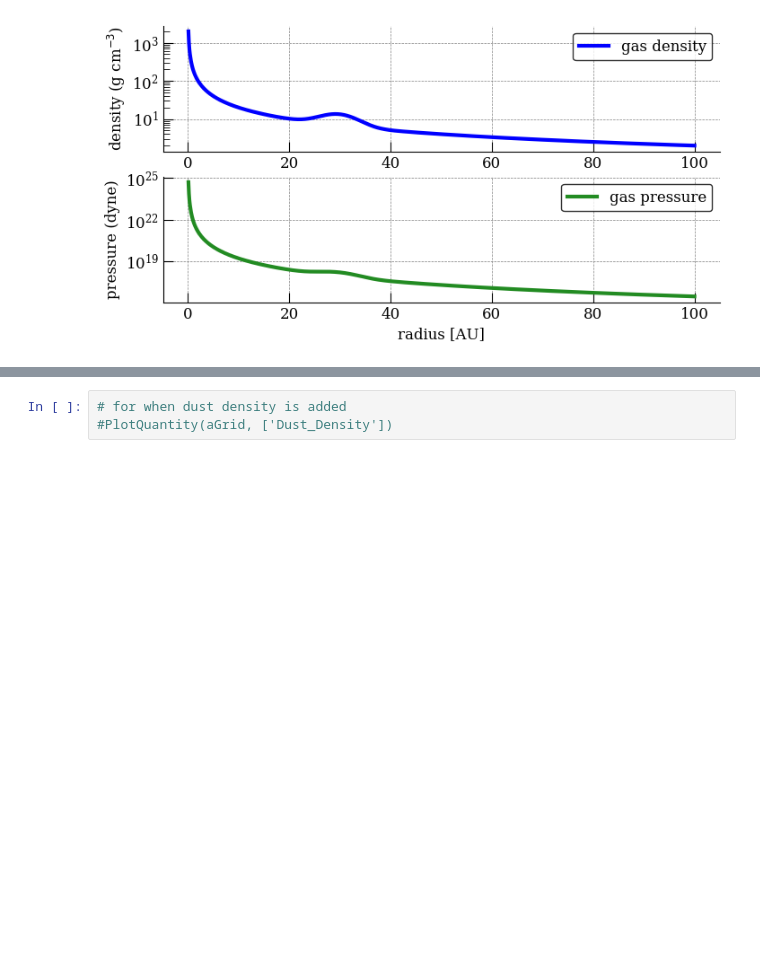
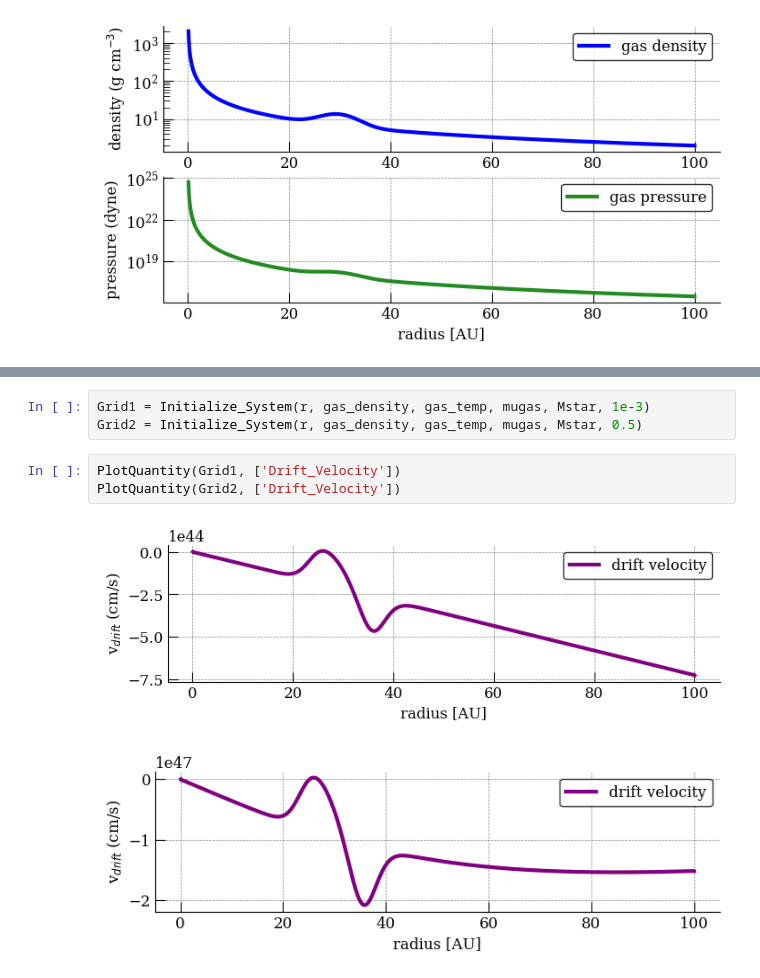
Before and after one commit to miranda-pikus/DustyDisk, a Jupyter notebook: ExampleTutorial.ipynb, the cells around one changed output, grey strips where cells are left out. Drawn from its saved outputs; the diff is of its cells as text; blank space fills up the shorter version.

```diff
--- a/ExampleTutorial.ipynb
+++ b/ExampleTutorial.ipynb
@@ -32,3 +35,9 @@ PlotQuantity(aGrid, ['Gas_Density', 'Gas_Pressure'])
 # %%
-# for when dust density is added
-#PlotQuantity(aGrid, ['Dust_Density'])
+Grid1 = Initialize_System(r, gas_density, gas_temp, mugas, Mstar, 1e-3)
+Grid2 = Initialize_System(r, gas_density, gas_temp, mugas, Mstar, 0.5)
+# %%
+PlotQuantity(Grid1, ['Drift_Velocity'])
+PlotQuantity(Grid2, ['Drift_Velocity'])
+# %% [output]
+[figure, added]
+[figure, added]
```
Also changed, not shown: parts of 3 cells of this notebook, 3 other files.
